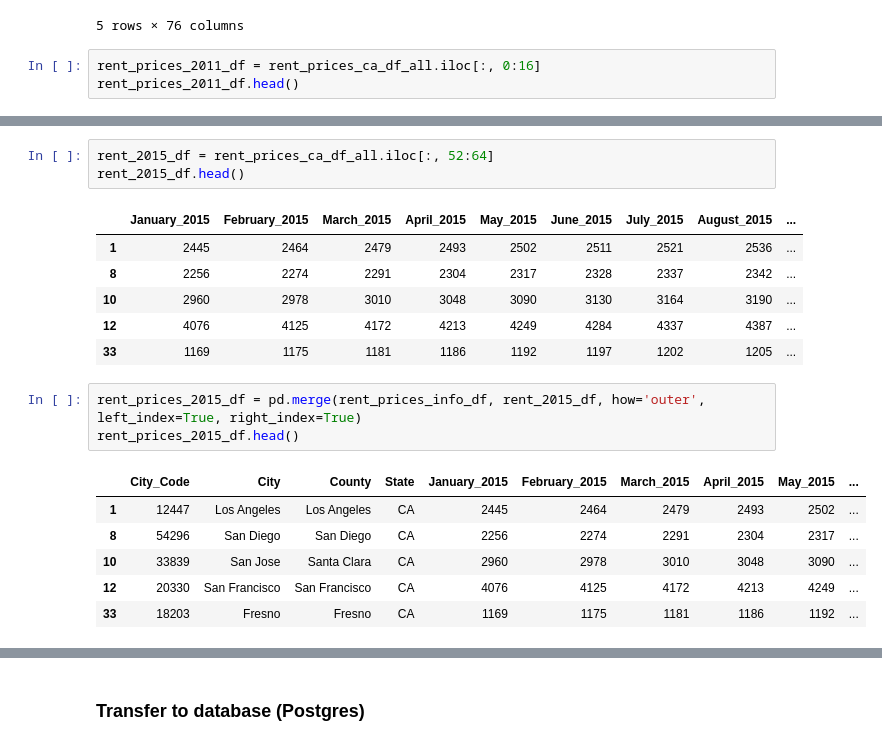
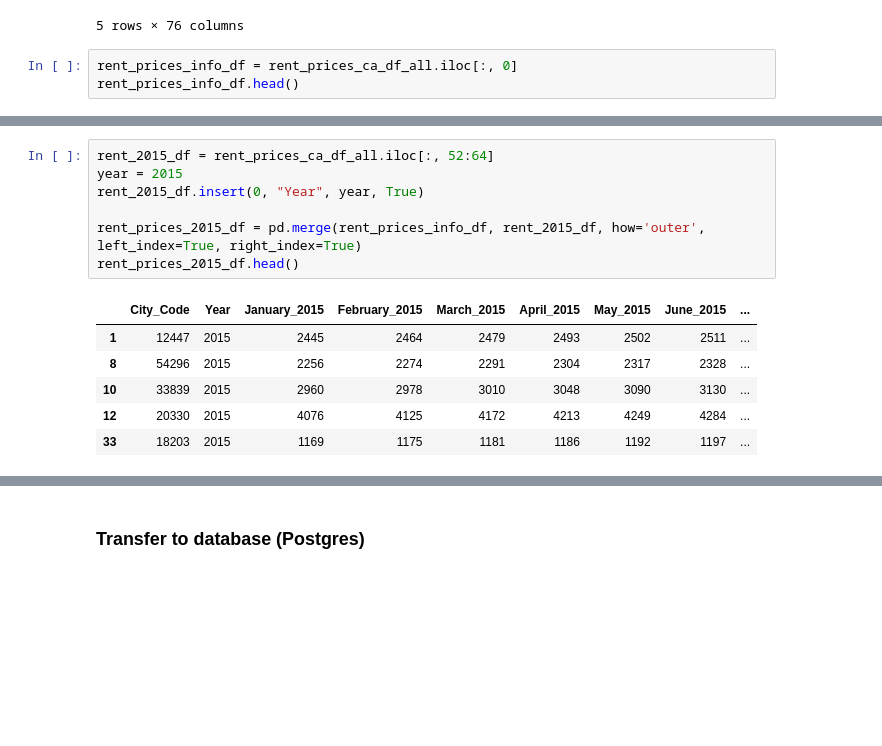
Before and after one commit to cassfolk/UCI-Project-2, a Jupyter notebook: Cleanup.ipynb, the cells around one changed output, grey strips where cells are left out. Cells and saved outputs as stored; diff of their text form; blank space fills up the shorter version.

```diff
--- a/Cleanup.ipynb
+++ b/Cleanup.ipynb
@@ -104,6 +107,6 @@ rent_prices_ca_df_all.head()
 | 33 | 18203 | Fresno | Fresno | CA | 1242.0 | 1228.0 | 1213.0 | 1204.0 | 1189.0 | ... |
 5 rows × 76 columns
 # %%
-rent_prices_2011_df = rent_prices_ca_df_all.iloc[:, 0:16]
-rent_prices_2011_df.head()
+rent_prices_info_df = rent_prices_ca_df_all.iloc[:, 0]
+rent_prices_info_df.head()
 # %% [output]
@@ -206,20 +175,14 @@ rent_prices_2014_df.head()
-# %%
-rent_2015_df = rent_prices_ca_df_all.iloc[:, 52:64]
-rent_2015_df.head()
-# %% [output]
-|  | January_2015 | February_2015 | March_2015 | April_2015 | May_2015 | June_2015 | July_2015 | August_2015 | ... |
-| 1 | 2445 | 2464 | 2479 | 2493 | 2502 | 2511 | 2521 | 2536 | ... |
-| 8 | 2256 | 2274 | 2291 | 2304 | 2317 | 2328 | 2337 | 2342 | ... |
-| 10 | 2960 | 2978 | 3010 | 3048 | 3090 | 3130 | 3164 | 3190 | ... |
-| 12 | 4076 | 4125 | 4172 | 4213 | 4249 | 4284 | 4337 | 4387 | ... |
-| 33 | 1169 | 1175 | 1181 | 1186 | 1192 | 1197 | 1202 | 1205 | ... |
 # %%
+rent_2015_df = rent_prices_ca_df_all.iloc[:, 52:64]
+year = 2015
+rent_2015_df.insert(0, "Year", year, True)
+
 rent_prices_2015_df = pd.merge(rent_prices_info_df, rent_2015_df, how='outer', left_index=True, right_index=True)
 rent_prices_2015_df.head()
 # %% [output]
-|  | City_Code | City | County | State | January_2015 | February_2015 | March_2015 | April_2015 | May_2015 | ... |
-| 1 | 12447 | Los Angeles | Los Angeles | CA | 2445 | 2464 | 2479 | 2493 | 2502 | ... |
-| 8 | 54296 | San Diego | San Diego | CA | 2256 | 2274 | 2291 | 2304 | 2317 | ... |
-| 10 | 33839 | San Jose | Santa Clara | CA | 2960 | 2978 | 3010 | 3048 | 3090 | ... |
-| 12 | 20330 | San Francisco | San Francisco | CA | 4076 | 4125 | 4172 | 4213 | 4249 | ... |
-| 33 | 18203 | Fresno | Fresno | CA | 1169 | 1175 | 1181 | 1186 | 1192 | ... |
+|  | City_Code | Year | January_2015 | February_2015 | March_2015 | April_2015 | May_2015 | June_2015 | ... |
+| 1 | 12447 | 2015 | 2445 | 2464 | 2479 | 2493 | 2502 | 2511 | ... |
+| 8 | 54296 | 2015 | 2256 | 2274 | 2291 | 2304 | 2317 | 2328 | ... |
+| 10 | 33839 | 2015 | 2960 | 2978 | 3010 | 3048 | 3090 | 3130 | ... |
+| 12 | 20330 | 2015 | 4076 | 4125 | 4172 | 4213 | 4249 | 4284 | ... |
+| 33 | 18203 | 2015 | 1169 | 1175 | 1181 | 1186 | 1192 | 1197 | ... |
```
Also changed, not shown: parts of 21 cells of this notebook, 2 other files.
